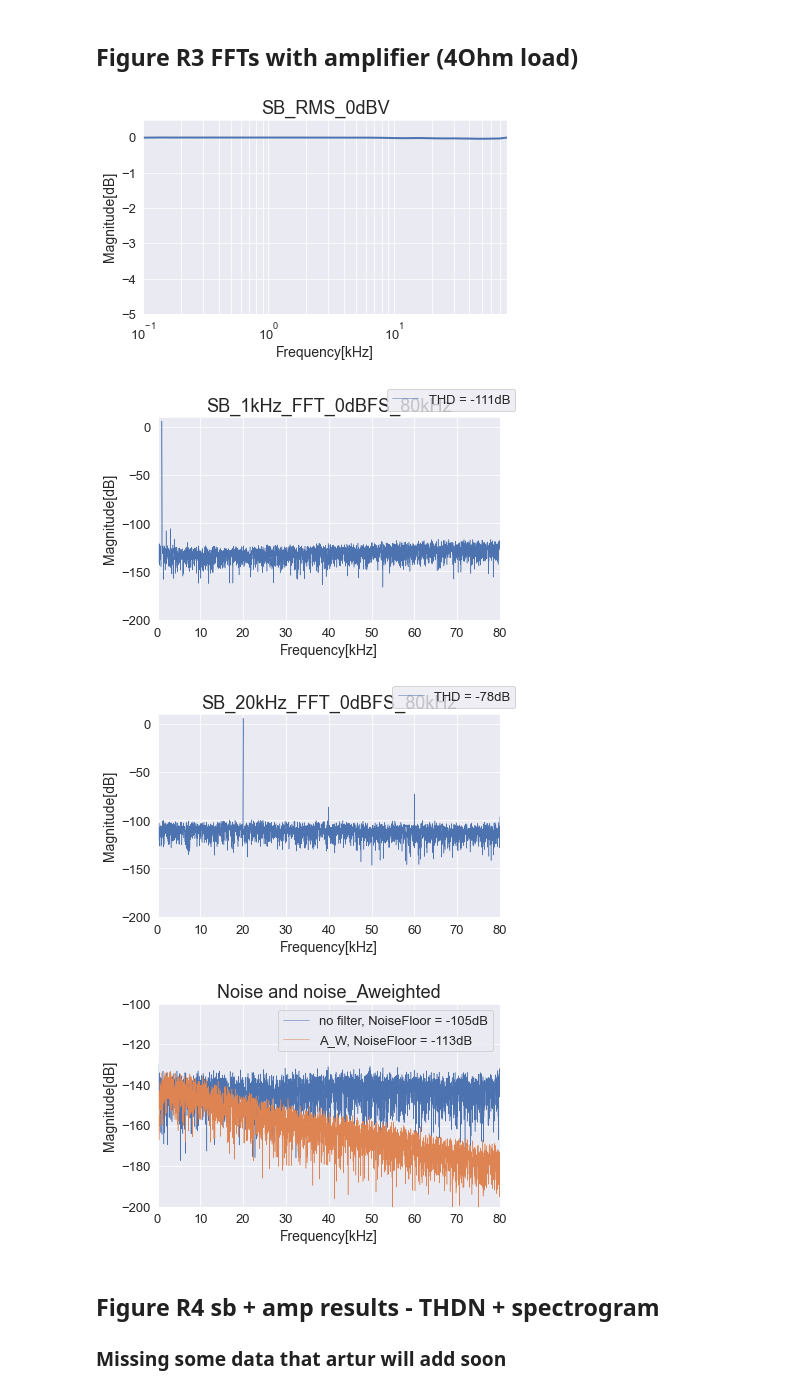
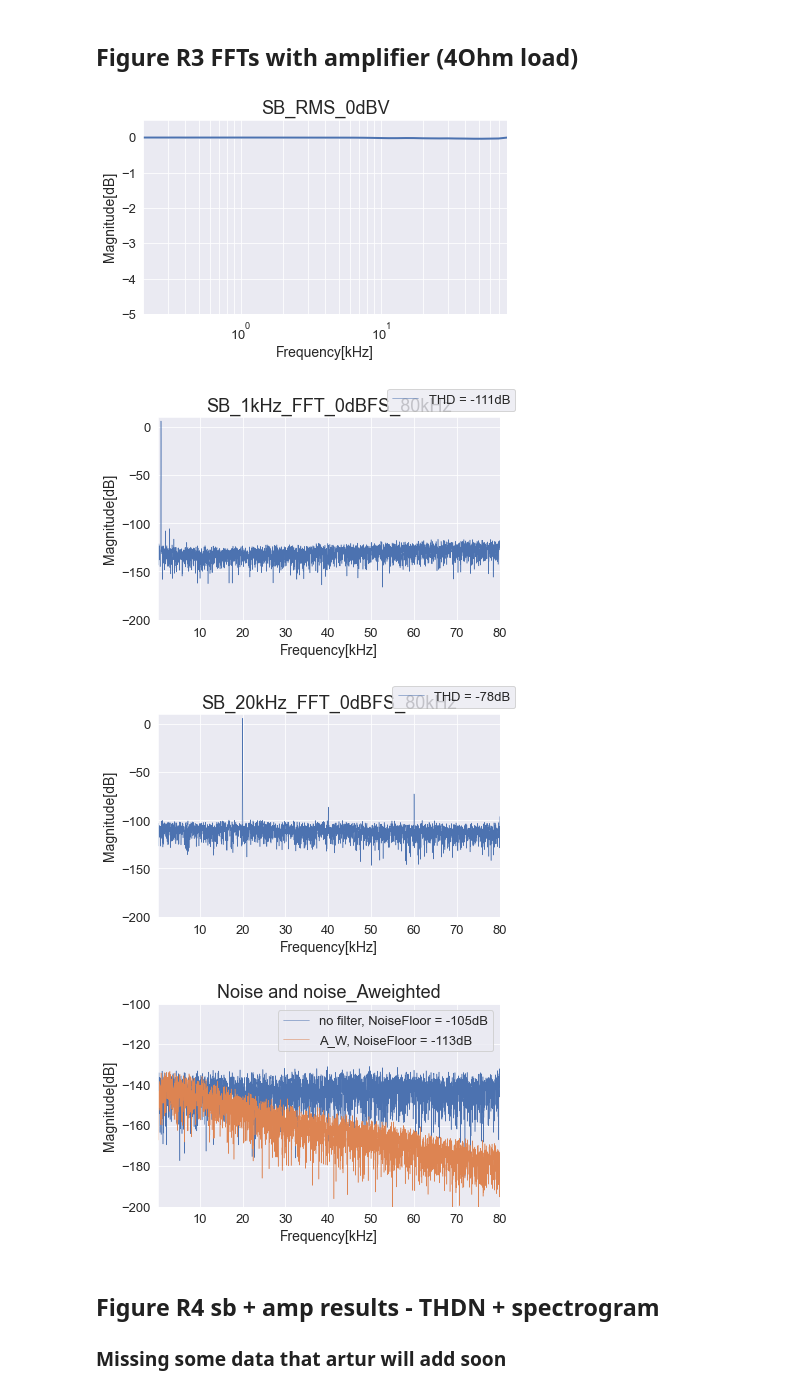
Before and after one commit to bruno-f-cruz/SoundBoard_cfhw, a Jupyter notebook: AnalysisCode/FFT_characterization.ipynb, the cells around one changed output. Drawn from its saved outputs; the diff is of its cells as text; code cells hidden in the pictures.

```diff
--- a/AnalysisCode/FFT_characterization.ipynb
+++ b/AnalysisCode/FFT_characterization.ipynb
@@ -17,7 +17,7 @@ from openpyxl import load_workbook
 from AuxFnc_SoundBoard import *
 # %%
 #Path settings
-figureTargetFolder = Path(r'C:\Users\bfpcr\Desktop\SoundBoard_cfhw\PaperFigures')
+figureTargetFolder = Path(r'C:\Users\bfpcr\Desktop\SoundBoard_cfhw\temp_figures')
 dataTargetFolder = Path(r"C:\Users\bfpcr\Desktop\SoundBoard_cfhw\Data")
 
 
@@ -39,6 +39,7 @@ myColorPal_pastel = sns.color_palette("pastel")
 
 default_fig_size = (6,4)
 max_freq = 80 #kHz
+min_freq = 0.2
 gain_db_scale = (-5, 0.5) #dBs
 fft_db_scale = (-200,10) #dBs
 fft_noiseAw_db_scale = (-200,-100) #dBs
@@ -70,7 +71,7 @@ ll = []
 for iexp in (-1, 0, 1 , 2, 3, 4):
     ll.append(np.arange(0,10, 1) * 10**(iexp))
 plt.xticks(np.concatenate(ll))
-ax.set_xlim((0.1, max_freq))
+ax.set_xlim((min_freq, max_freq))
 ax.set_ylim(gain_db_scale)
 fig.savefig(genpath(xlsxPath.name + '_' + sheetName))
 fig.show()
@@ -97,7 +98,7 @@ fig, ax = plot_quick_XY(d, figsize = default_fig_size,
     title = sheetName,
     xlabel = "Frequency[kHz]",
     ylabel = "Magnitude[dB]",
-    xlim = (0,max_freq), label = "THD = -80dB")
+    xlim = (min_freq,max_freq), label = "THD = -80dB")
 fig.legend()
 ax.set_ylim(fft_db_scale)
 fig.savefig(genpath(xlsxPath.name + '_' + sheetName))
@@ -119,7 +120,7 @@ plt.plot(d_noise_a_w["X"]/1000, d_noise_a_w["Y"],
 plt.title("Noise and noise_Aweighted")
 plt.xlabel("Frequency[kHz]")
 plt.ylabel("Magnitude[dB]")
-plt.xlim([0,max_freq])
+plt.xlim([min_freq,max_freq])
 plt.ylim(fft_noiseAw_db_scale)
 plt.legend()
 fig.savefig(genpath(xlsxPath.name + '_' + 'NoiseLevels'))
@@ -147,13 +148,13 @@ for ii in (1,2):
     if ii == 1:
         group = plusNoise
         labelString = "THD + Noise (dB)"
-        xlim2set = (0.1, max_freq)
+        xlim2set = (min_freq, max_freq)
         ylim2set = (-120,-50)
 
     elif ii == 2:
         group = noNoise
         labelString = "THD (dB)"
-        xlim2set = (0.1, max_freq/3)
+        xlim2set = (min_freq, max_freq/3)
         ylim2set = (-120,-50)
 
 
@@ -261,7 +262,7 @@ ll = []
 for iexp in (-1, 0, 1 , 2, 3, 4):
     ll.append(np.arange(0,10, 1) * 10**(iexp))
 plt.xticks(np.concatenate(ll))
-ax.set_xlim((0.1, max_freq))
+ax.set_xlim((min_freq, max_freq))
 ax.set_ylim(gain_db_scale)
 fig.savefig(genpath(xlsxPath.name + '_' + sheetName))
 fig.show()
@@ -274,7 +275,7 @@ fig, ax = plot_quick_XY(d, figsize = default_fig_size,
     title = sheetName,
     xlabel = "Frequency[kHz]",
     ylabel = "Magnitude[dB]",
-    xlim = (0,80), label = "THD = -111dB")
+    xlim = (min_freq,max_freq), label = "THD = -111dB")
 fig.legend()
 ax.set_ylim(fft_db_scale)
 fig.savefig(genpath(xlsxPath.name + '_' + sheetName))
@@ -287,39 +288,39 @@ fig, ax = plot_quick_XY(d, figsize = default_fig_size,
     c = myColorPal[0],
     title = sheetName,
     xlabel = "Frequency[kHz]",
     ylabel = "Magnitude[dB]",
-    xlim = (0,max_freq), label = "THD = -78dB")
+    xlim = (min_freq,max_freq), label = "THD = -78dB")
 fig.legend()
 ax.set_ylim(fft_db_scale)
 fig.savefig(genpath(xlsxPath.name + '_' + sheetName))
 fig.show()
 
 ## Noise and Noise-Aweighted
 d_noise = load_xlsx_sheet(xlsxPath, "SB_FFT_noise_80kHz")
 d_noise_a_w = load_xlsx_sheet(xlsxPath, "SB_FFT_noise_Aweight_80kHz")
 fig = plt.figure(figsize=default_fig_size, tight_layout=True)
 ax = fig.add_subplot(1,1,1)
 plt.plot(d_noise["X"]/1000, d_noise["Y"],
     linewidth = 0.5,
     c = myColorPal[0], label = 'no filter, NoiseFloor = -105dB')
 
 plt.plot(d_noise_a_w["X"]/1000, d_noise_a_w["Y"],
     linewidth = 0.5,
     c = myColorPal[1], label = 'A_W, NoiseFloor = -113dB')
 
 plt.title("Noise and noise_Aweighted")
 plt.xlabel("Frequency[kHz]")
 plt.ylabel("Magnitude[dB]")
-plt.xlim([0,max_freq])
+plt.xlim([min_freq,max_freq])
 plt.ylim(fft_noiseAw_db_scale)
 plt.legend()
 fig.savefig(genpath(xlsxPath.name + '_' + 'NoiseLevels'))
 fig.show()
 # %% [output]
-[figure, old version]
+[figure, new version]
-[figure, old version]
+[figure, new version]
-[figure, old version]
+[figure, new version]
-[figure, old version]
+[figure, new version]
 # %% [markdown]
 ## Figure R4 sb + amp results - THDN + spectrogram
 ### Missing some data that artur will add soon
```
Also changed, not shown: parts of 5 cells of this notebook.
